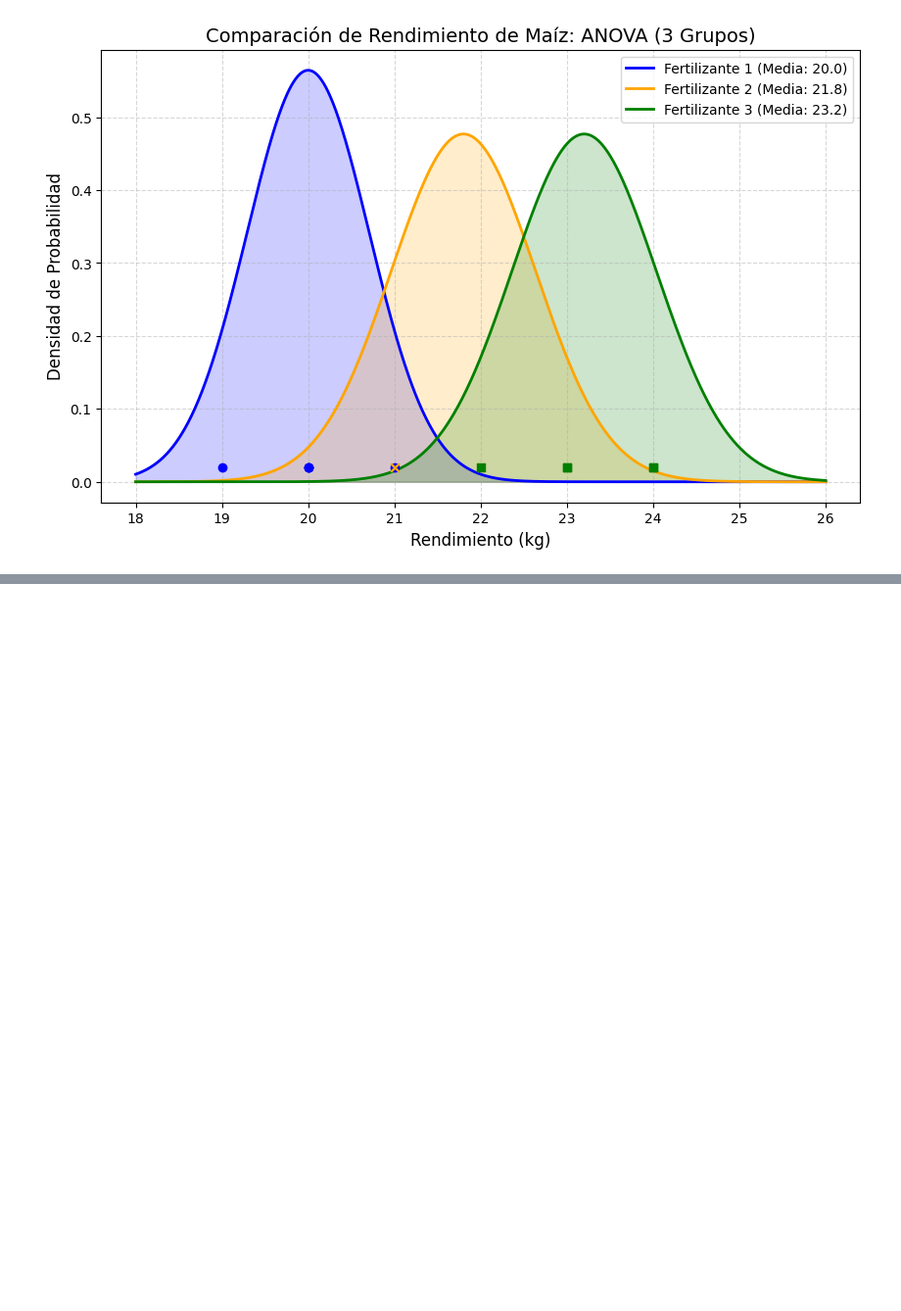
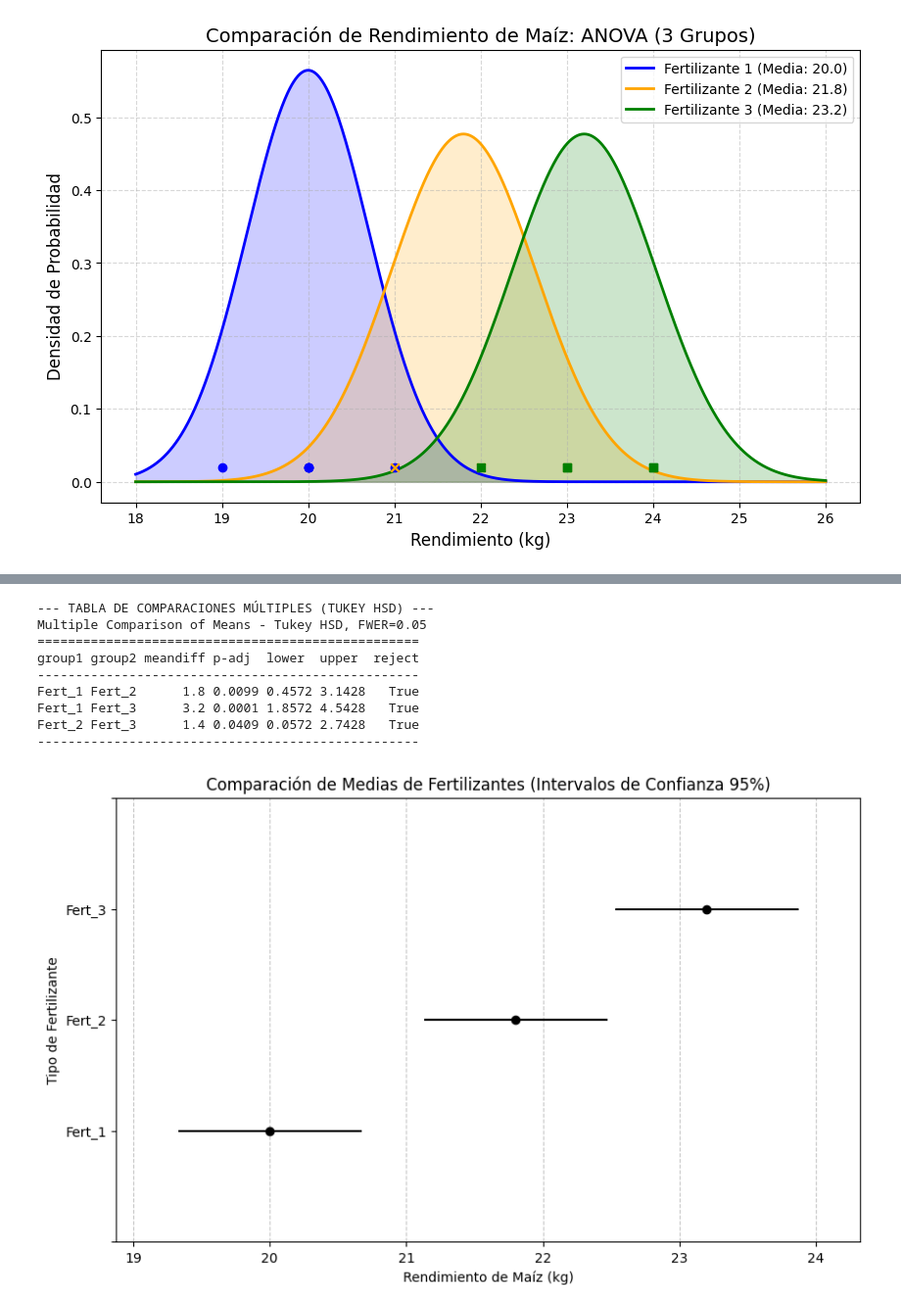
Before and after one commit to 4GeeksAcademy/criao-javier-hypothesis-testing-exercises-project-with-python, a Jupyter notebook: notebook/problems.es.ipynb, the cells around one changed output, grey strips where cells are left out. Shown at 98% size. Drawn from its saved outputs; the diff is of its cells as text; code cells hidden in the pictures; blank space fills up the shorter version.

```diff
--- a/notebook/problems.es.ipynb
+++ b/notebook/problems.es.ipynb
@@ -221,0 +264,38 @@ plt.show()
+# %%
+import pandas as pd
+import matplotlib.pyplot as plt
+from statsmodels.stats.multicomp import pairwise_tukeyhsd
+
+# 1. Preparación de los datos en formato largo (Tidy Data)
+datos = pd.DataFrame({
+    'Rendimiento': [20, 21, 20, 19, 20, 22, 21, 23, 22, 21, 24, 23, 22, 23, 24],
+    'Fertilizante': (['Fert_1'] * 5) + (['Fert_2'] * 5) + (['Fert_3'] * 5)
+})
+
+# 2. Ejecutar la prueba de Tukey HSD
+tukey = pairwise_tukeyhsd(endog=datos['Rendimiento'],
+                          groups=datos['Fertilizante'],
+                          alpha=0.05)
+
+# 3. Mostrar la tabla de resultados
+print("--- TABLA DE COMPARACIONES MÚLTIPLES (TUKEY HSD) ---")
+print(tukey)
+
+# 4. Graficar los intervalos de confianza
+fig = tukey.plot_simultaneous(figsize=(10, 6))
+plt.title("Comparación de Medias de Fertilizantes (Intervalos de Confianza 95%)")
+plt.xlabel("Rendimiento de Maíz (kg)")
+plt.ylabel("Tipo de Fertilizante")
+plt.grid(axis='x', linestyle='--', alpha=0.7)
+plt.show()
+# %% [output]
+--- TABLA DE COMPARACIONES MÚLTIPLES (TUKEY HSD) ---
+Multiple Comparison of Means - Tukey HSD, FWER=0.05
+==================================================
+group1 group2 meandiff p-adj  lower  upper  reject
+--------------------------------------------------
+Fert_1 Fert_2      1.8 0.0099 0.4572 3.1428   True
+Fert_1 Fert_3      3.2 0.0001 1.8572 4.5428   True
+Fert_2 Fert_3      1.4 0.0409 0.0572 2.7428   True
+--------------------------------------------------
+[figure, added]
```
Also changed, not shown: parts of 3 cells of this notebook.
